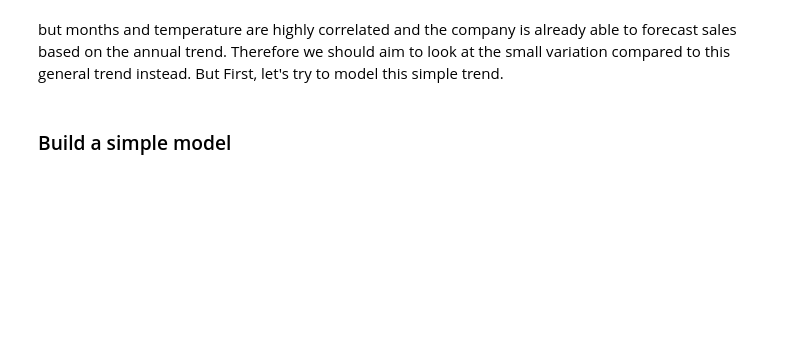
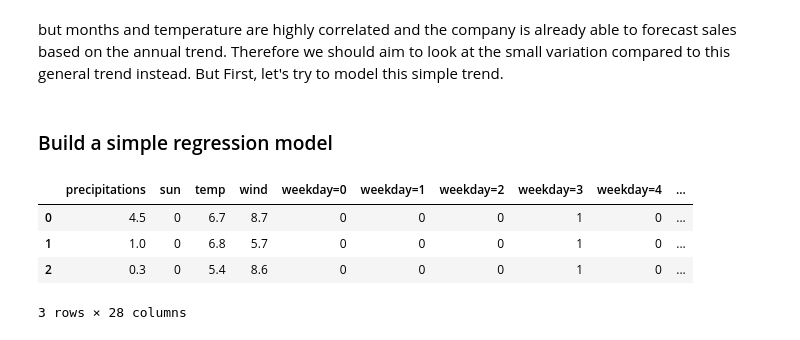
Before and after one commit to vlievin/OiX-2016---Understanding-Weather-Impact-on-Beer-Sales-in-Denmark, a Jupyter notebook: explore sales data.ipynb, the cells around one changed output. Saved outputs shown, nothing was run; the diff lists cells and outputs as text; code cells hidden in the pictures; blank space fills up the shorter version.

```diff
--- a/explore sales data.ipynb
+++ b/explore sales data.ipynb
@@ -177,4 +175,4 @@ plt.plot()
 # %% [markdown]
 but months and temperature are highly correlated and the company is already able to forecast sales based on the annual trend. Therefore we should aim to look at the small variation compared to this general trend instead. But First, let's try to model this simple trend.
 # %% [markdown]
-### Build a simple model
+### Build a simple regression model
@@ -182,0 +179,21 @@ from sklearn.ensemble import RandomForestRegressor
+# %%
+from sklearn.ensemble import RandomForestRegressor
+from utils import oneHot
+import random
+
+features = ['month','precipitations','sun','temp','wind','weekday','station']
+data = aggregated_data[features]
+data = oneHot(data, 'weekday')
+data = oneHot(data, 'station')
+data = oneHot(data, 'month')
+features = data.columns.values
+labels = ['oms']
+X = data.as_matrix()
+y = aggregated_data[labels].values
+data[:3]
+# %% [output]
+|  | precipitations | sun | temp | wind | weekday=0 | weekday=1 | weekday=2 | weekday=3 | weekday=4 | ... |
+| 0 | 4.5 | 0 | 6.7 | 8.7 | 0 | 0 | 0 | 1 | 0 | ... |
+| 1 | 1.0 | 0 | 6.8 | 5.7 | 0 | 0 | 0 | 1 | 0 | ... |
+| 2 | 0.3 | 0 | 5.4 | 8.6 | 0 | 0 | 0 | 1 | 0 | ... |
+3 rows × 28 columns
```
Also changed, not shown: parts of 14 cells of this notebook.
